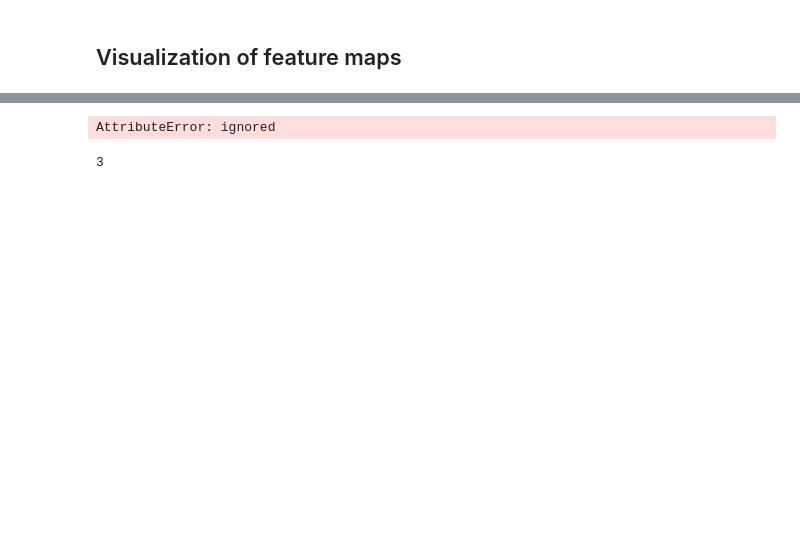
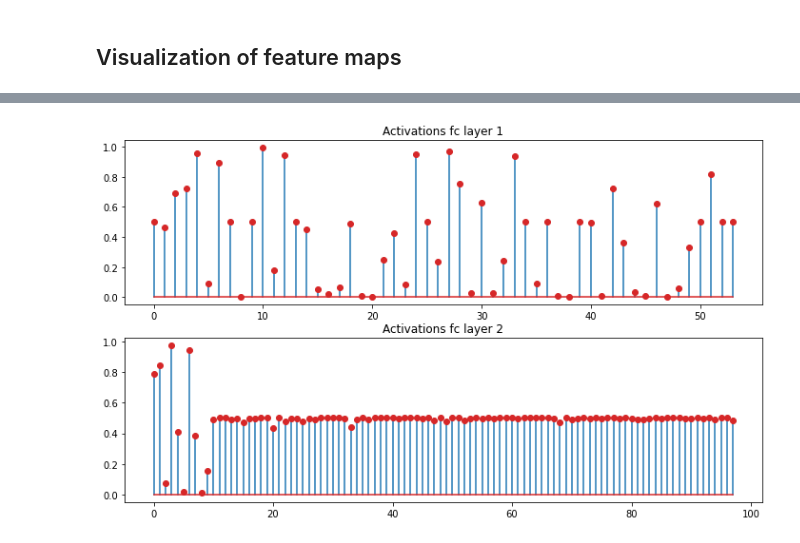
Before and after one commit to rossetl/NNDL, a Jupyter notebook: Homework 1/Classification_task_Rosset_Lorenzo.ipynb, the cells around one changed output, grey strips where cells are left out. Cells and saved outputs as stored; diff of their text form; code cells hidden in the pictures; blank space fills up the shorter version.

```diff
--- a/Homework 1/Classification_task_Rosset_Lorenzo.ipynb
+++ b/Homework 1/Classification_task_Rosset_Lorenzo.ipynb
@@ -657,3 +592,19 @@ Accuracy over the test set: 85.567
 [figure]
 # %%
 torch.save(best_conv_net.state_dict(), 'best_conv_net_params.pt')
+# %%
+best_params = {
+    'dropout_conv0': 0.02131434311129221,
+    'dropout_conv1': 0.07204307322560044,
+    'dropout_fc0': 0.14055985014470335,
+    'dropout_fc1': 0.31072867438449076,
+    'kernel_size_conv0': 3,
+    'kernel_size_conv1': 5,
+    'out_channels_conv0': 5,
+    'out_channels_conv1': 5,
+    'out_features_fc0': 54,
+    'out_features_fc1': 98
+    }
+# %%
+best_conv_net = Best_conv_net(best_params).to(DEVICE)
+best_conv_net.load_state_dict(torch.load('saved_models/best_conv_net_params.pt'))
@@ -693,7 +647,7 @@ def show_activation_maps(model, data_index):
     activation = {}
     def get_activation(name):
         def hook(model, input, output):
-            activation[name] = torch.sigmoid(output)
+            activation[name] = torch.sigmoid(output).detach()
         return hook
 
     model.fc_layers[0].register_forward_hook(get_activation('fc1'))
@@ -703,19 +657,14 @@ def show_activation_maps(model, data_index):
     output = model(data.to(DEVICE))
 
     act1 = activation['fc1'].squeeze()
-    fig, ax = plt.subplots(figsize=(12,4), nrows=2, ncols=1)
+    fig, ax = plt.subplots(figsize=(12,7), nrows=2, ncols=1)
     ax[0].set_title('Activations fc layer 1', size=12)
-    ax[0].stem(act1.cpu())
+    ax[0].stem(act1.cpu(), markerfmt='C3o');
 
-    #act2 = activation['fc2'].squeeze()
-    #fig1, ax2 = plt.subplots(figsize=(3*len(act2), 3), nrows=1, ncols=len(act2))
-    #fig1.suptitle('Second convolutional layer', size=16)
+    act2 = activation['fc2'].squeeze()
+    ax[1].set_title('Activations fc layer 2', size=12)
+    ax[1].stem(act2.cpu(), markerfmt='C3o');
 # %%
-show_activation_maps(best_conv_net, 3)
+show_activation_maps(best_conv_net, 4)
 # %% [output]
-AttributeError: ignored
+[figure, added]
-# %%
-activation = 3
-activation
-# %% [output]
-3
```
Also changed, not shown: parts of 9 cells of this notebook.
